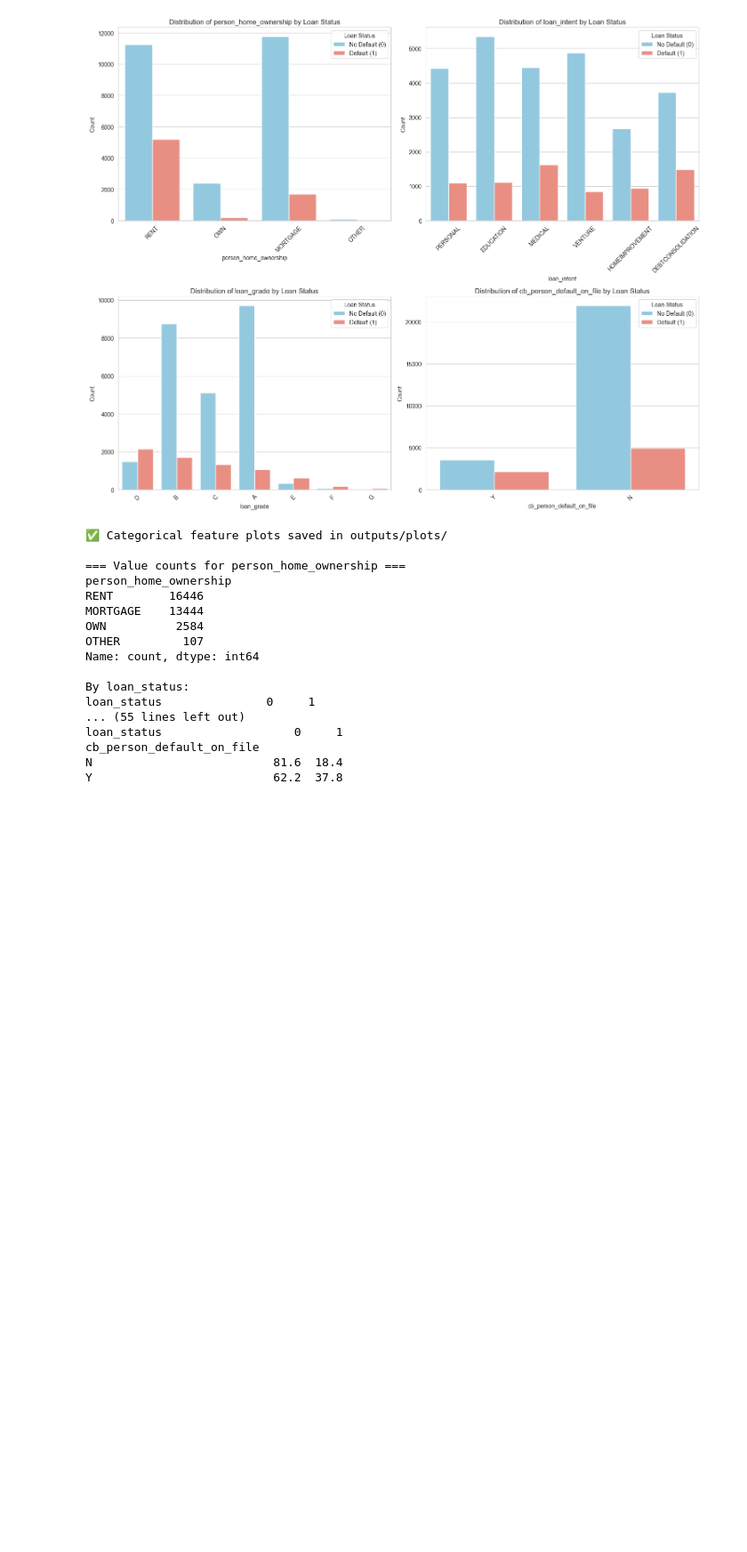
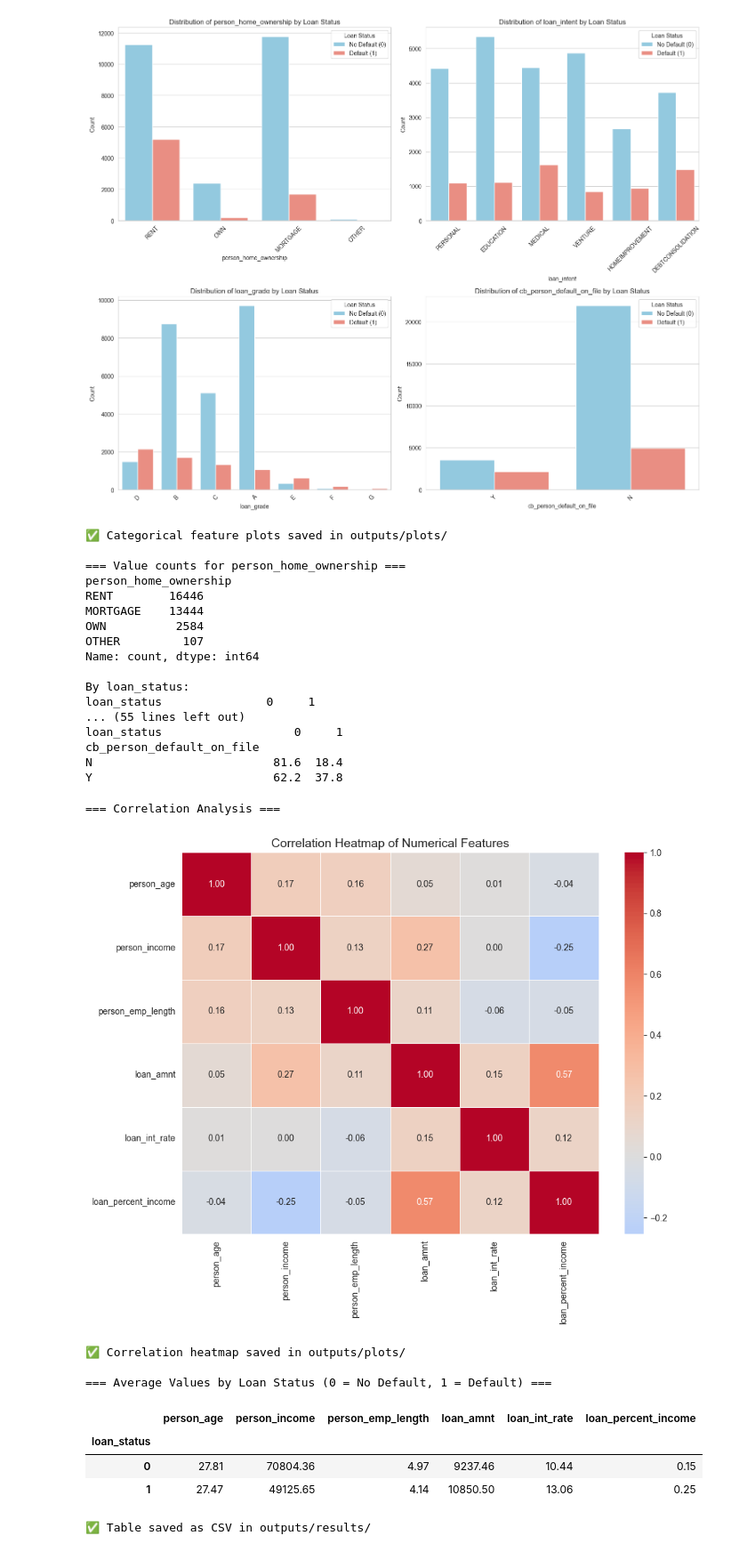
Before and after one commit to coonghe03/Loan-Default-Prediction-System, a Jupyter notebook: notebooks/member1_eda_logistic.ipynb, the cells around one changed output. Shown at 89% size. Saved outputs shown, nothing was run; the diff lists cells and outputs as text; code cells hidden in the pictures; blank space fills up the shorter version.

```diff
--- a/notebooks/member1_eda_logistic.ipynb
+++ b/notebooks/member1_eda_logistic.ipynb
@@ -285,3 +285,49 @@ loan_status                   0     1
 cb_person_default_on_file
 N                          81.6  18.4
 Y                          62.2  37.8
+# %%
+# Step 9: Correlation Heatmap and Relationship with Target
+
+import os
+os.makedirs('../outputs/plots', exist_ok=True)
+
+print("=== Correlation Analysis ===")
+
+# Select only numerical columns for correlation
+numerical_cols = ['person_age', 'person_income', 'person_emp_length',
+                  'loan_amnt', 'loan_int_rate', 'loan_percent_income']
+
+# Create correlation matrix
+corr_matrix = df[numerical_cols].corr()
+
+# Plot correlation heatmap
+plt.figure(figsize=(10, 8))
+sns.heatmap(corr_matrix, annot=True, cmap='coolwarm', center=0,
+            fmt='.2f', linewidths=0.5)
+plt.title('Correlation Heatmap of Numerical Features', fontsize=14)
+plt.tight_layout()
+plt.savefig('../outputs/plots/member1_correlation_heatmap.png', dpi=300, bbox_inches='tight')
+plt.show()
+
+print("✅ Correlation heatmap saved in outputs/plots/")
+
+# Relationship of numerical features with target (mean values)
+print("\n=== Average Values by Loan Status (0 = No Default, 1 = Default) ===")
+mean_by_status = df.groupby('loan_status')[numerical_cols].mean().round(2)
+display(mean_by_status)
+
+# Save this table as image for report (optional but good for marks)
+mean_by_status.to_csv('../outputs/results/member1_mean_by_loan_status.csv')
+
+print("\n✅ Table saved as CSV in outputs/results/")
+# %% [output]
+=== Correlation Analysis ===
+[figure, added]
+✅ Correlation heatmap saved in outputs/plots/
+
+=== Average Values by Loan Status (0 = No Default, 1 = Default) ===
+|  | person_age | person_income | person_emp_length | loan_amnt | loan_int_rate | loan_percent_income |
+| loan_status |  |  |  |  |  |  |
+| 0 | 27.81 | 70804.36 | 4.97 | 9237.46 | 10.44 | 0.15 |
+| 1 | 27.47 | 49125.65 | 4.14 | 10850.50 | 13.06 | 0.25 |
+✅ Table saved as CSV in outputs/results/
```
